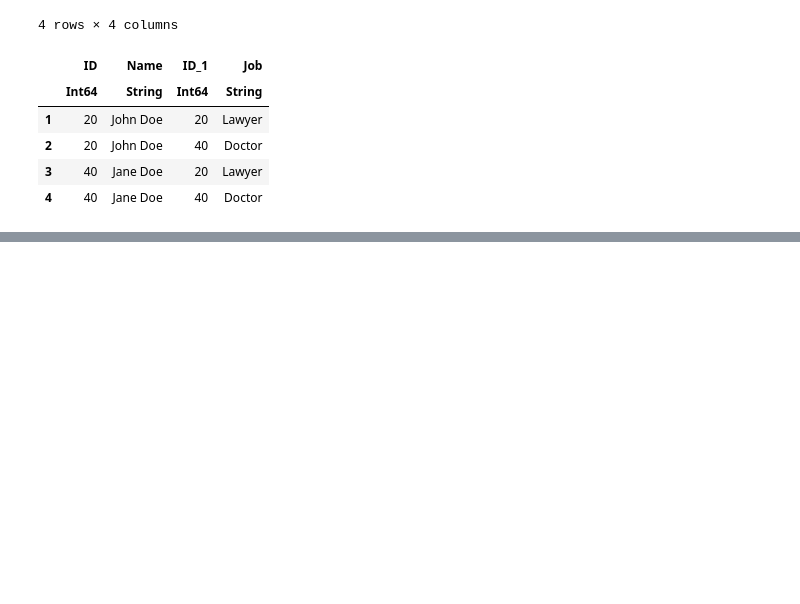
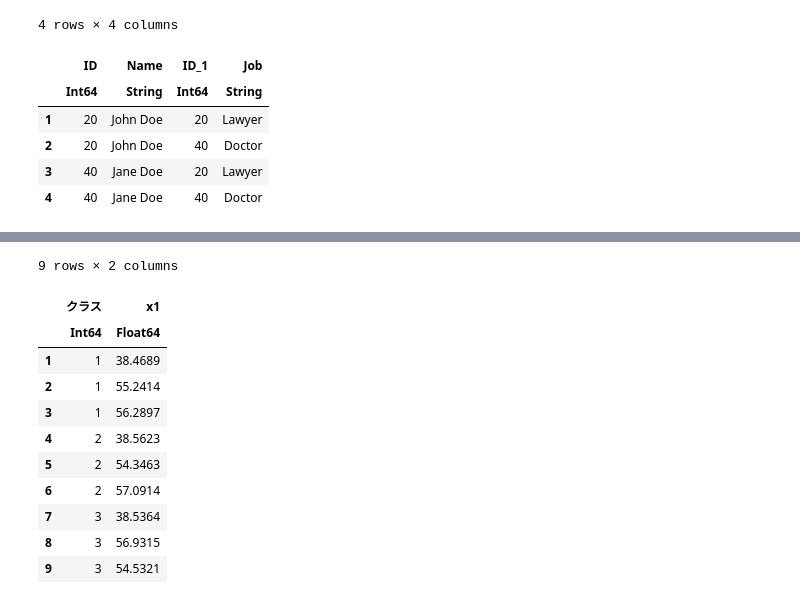
Before and after one commit to takuizum/julia, a Jupyter notebook: jupyter/DataFrames_v_0_22_0.ipynb, the cells around one changed output, grey strips where cells are left out. Cells and saved outputs as stored; diff of their text form; code cells hidden in the pictures; blank space fills up the shorter version.

```diff
--- a/jupyter/DataFrames_v_0_22_0.ipynb
+++ b/jupyter/DataFrames_v_0_22_0.ipynb
@@ -417,0 +416,2 @@ julia> long = stack(wide)
+# %%
+E = groupby(D, :クラス)
@@ -417,0 +470,20 @@ julia> long = stack(wide)
+# %%
+select(E) do sdf
+    m = mean(sdf.英語)
+    s = std(sdf.英語)
+    t = @. 10*(sdf.英語 - m)/s + 50
+    t
+end
+# %% [output]
+9 rows × 2 columns
+|  | クラス | x1 |
+|  | Int64 | Float64 |
+| 1 | 1 | 38.4689 |
+| 2 | 1 | 55.2414 |
+| 3 | 1 | 56.2897 |
+| 4 | 2 | 38.5623 |
+| 5 | 2 | 54.3463 |
+| 6 | 2 | 57.0914 |
+| 7 | 3 | 38.5364 |
+| 8 | 3 | 56.9315 |
+| 9 | 3 | 54.5321 |
```
Also changed, not shown: parts of 30 cells of this notebook.
